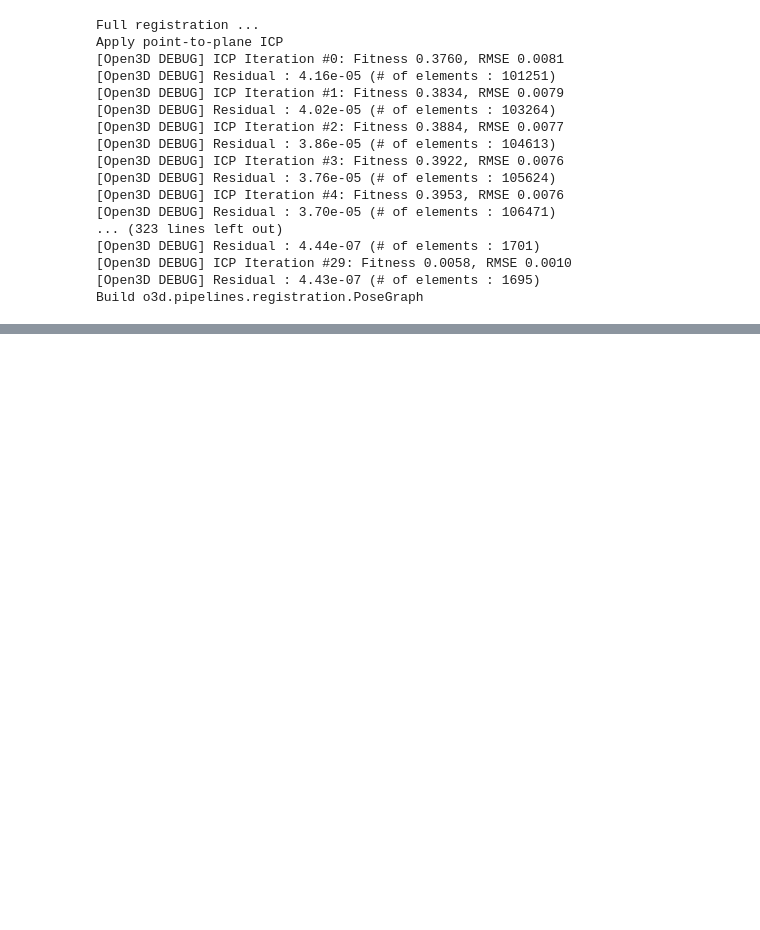
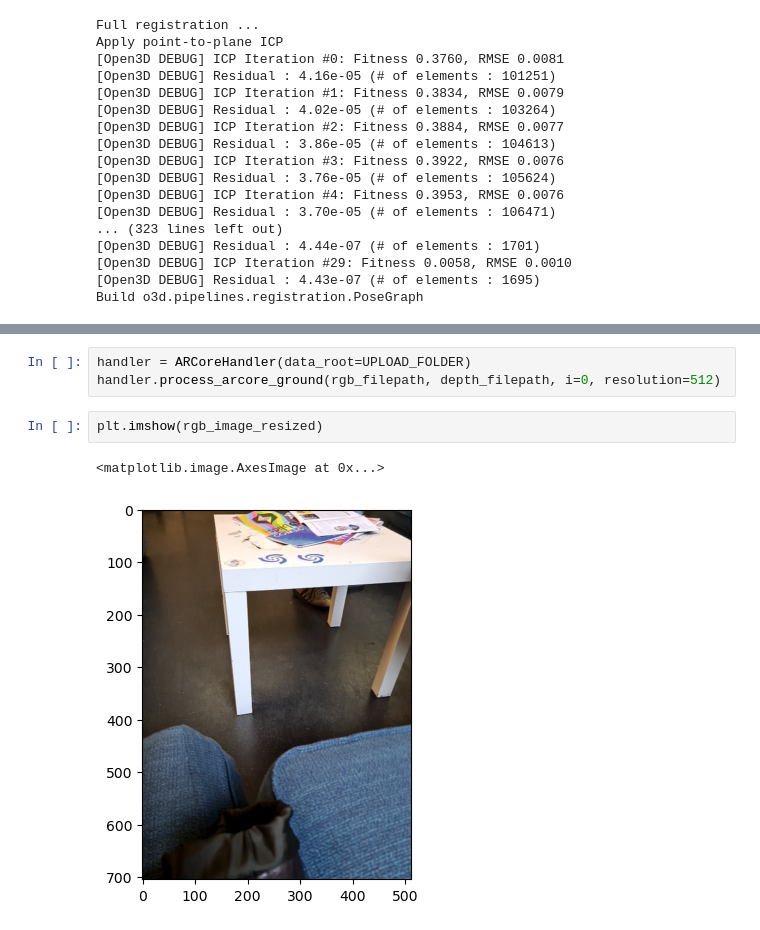
Before and after one commit to Ertugrulmert/Stable-Diffusion-AR-Environment-Generation, a Jupyter notebook: PCD Registration and Meshes-Copy1.ipynb, the cells around one changed output, grey strips where cells are left out. Saved outputs shown, nothing was run; the diff lists cells and outputs as text; blank space fills up the shorter version.

```diff
--- a/PCD Registration and Meshes-Copy1.ipynb
+++ b/PCD Registration and Meshes-Copy1.ipynb
@@ -286,0 +676,8 @@ Transform points and display
+# %%
+handler = ARCoreHandler(data_root=UPLOAD_FOLDER)
+handler.process_arcore_ground(rgb_filepath, depth_filepath, i=0, resolution=512)
+# %%
+plt.imshow(rgb_image_resized)
+# %% [output]
+<matplotlib.image.AxesImage at 0x...>
+[figure, added]
```
Also changed, not shown: parts of 57 cells of this notebook, 23 other files.
